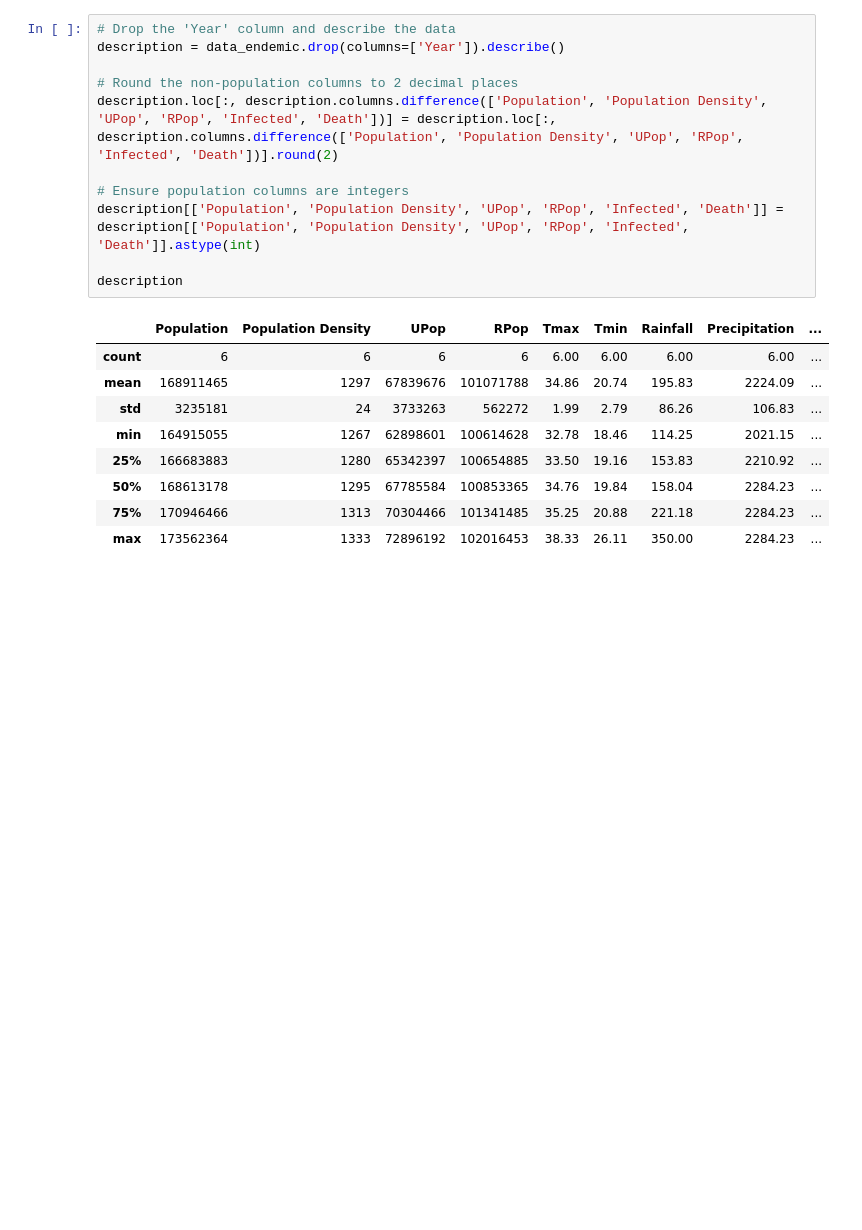
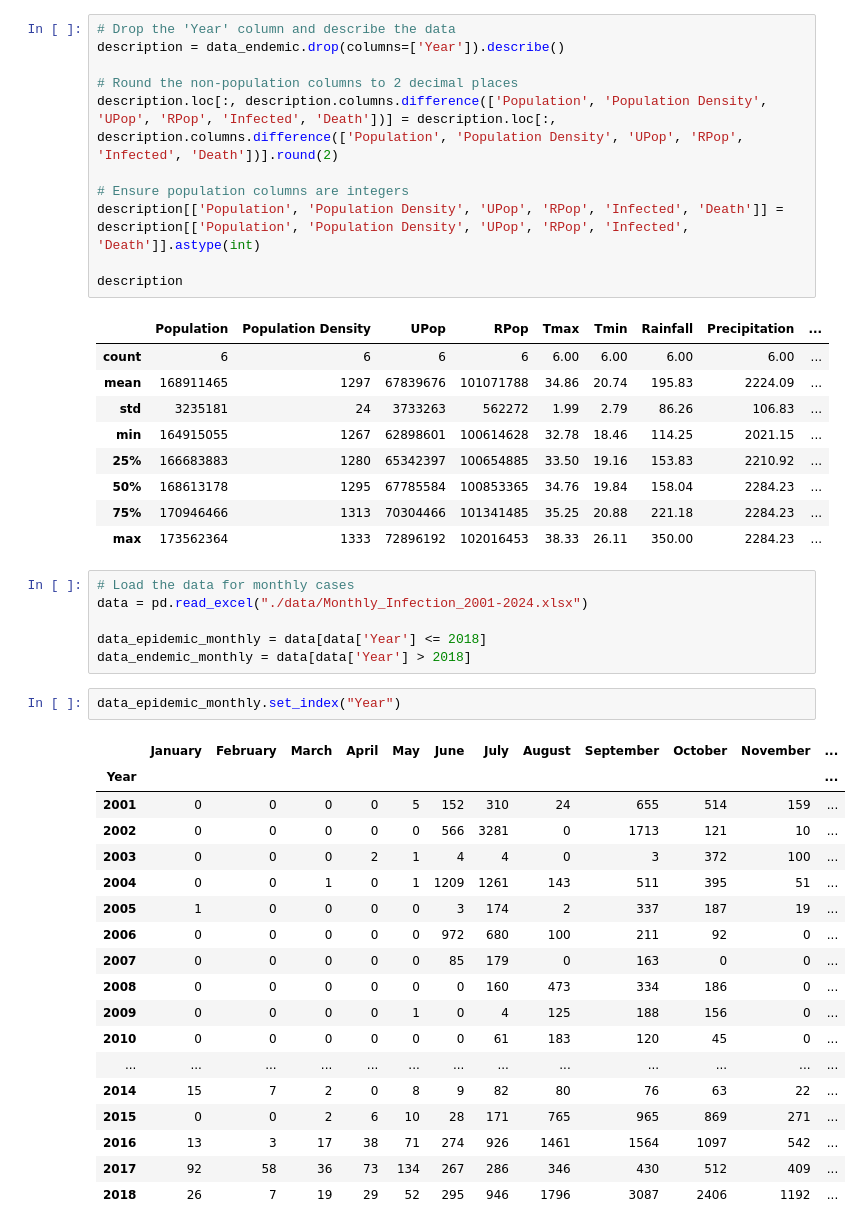
Before and after one commit to awnonbhowmik/DENV-Data-Analysis, a Jupyter notebook: main.ipynb, the cells around one changed output. Cells and saved outputs as stored; diff of their text form; blank space fills up the shorter version.

```diff
--- a/main.ipynb
+++ b/main.ipynb
@@ -126,3 +126,30 @@ description
 | 50% | 168613178 | 1295 | 67785584 | 100853365 | 34.76 | 19.84 | 158.04 | 2284.23 | ... |
 | 75% | 170946466 | 1313 | 70304466 | 101341485 | 35.25 | 20.88 | 221.18 | 2284.23 | ... |
 | max | 173562364 | 1333 | 72896192 | 102016453 | 38.33 | 26.11 | 350.00 | 2284.23 | ... |
+# %%
+# Load the data for monthly cases
+data = pd.read_excel("./data/Monthly_Infection_2001-2024.xlsx")
+
+data_epidemic_monthly = data[data['Year'] <= 2018]
+data_endemic_monthly = data[data['Year'] > 2018]
+# %%
+data_epidemic_monthly.set_index("Year")
+# %% [output]
+|  | January | February | March | April | May | June | July | August | September | October | November | ... |
+| Year |  |  |  |  |  |  |  |  |  |  |  | ... |
+| 2001 | 0 | 0 | 0 | 0 | 5 | 152 | 310 | 24 | 655 | 514 | 159 | ... |
+| 2002 | 0 | 0 | 0 | 0 | 0 | 566 | 3281 | 0 | 1713 | 121 | 10 | ... |
+| 2003 | 0 | 0 | 0 | 2 | 1 | 4 | 4 | 0 | 3 | 372 | 100 | ... |
+| 2004 | 0 | 0 | 1 | 0 | 1 | 1209 | 1261 | 143 | 511 | 395 | 51 | ... |
+| 2005 | 1 | 0 | 0 | 0 | 0 | 3 | 174 | 2 | 337 | 187 | 19 | ... |
+| 2006 | 0 | 0 | 0 | 0 | 0 | 972 | 680 | 100 | 211 | 92 | 0 | ... |
+| 2007 | 0 | 0 | 0 | 0 | 0 | 85 | 179 | 0 | 163 | 0 | 0 | ... |
+| 2008 | 0 | 0 | 0 | 0 | 0 | 0 | 160 | 473 | 334 | 186 | 0 | ... |
+| 2009 | 0 | 0 | 0 | 0 | 1 | 0 | 4 | 125 | 188 | 156 | 0 | ... |
+| 2010 | 0 | 0 | 0 | 0 | 0 | 0 | 61 | 183 | 120 | 45 | 0 | ... |
+| ... | ... | ... | ... | ... | ... | ... | ... | ... | ... | ... | ... | ... |
+| 2014 | 15 | 7 | 2 | 0 | 8 | 9 | 82 | 80 | 76 | 63 | 22 | ... |
+| 2015 | 0 | 0 | 2 | 6 | 10 | 28 | 171 | 765 | 965 | 869 | 271 | ... |
+| 2016 | 13 | 3 | 17 | 38 | 71 | 274 | 926 | 1461 | 1564 | 1097 | 542 | ... |
+| 2017 | 92 | 58 | 36 | 73 | 134 | 267 | 286 | 346 | 430 | 512 | 409 | ... |
+| 2018 | 26 | 7 | 19 | 29 | 52 | 295 | 946 | 1796 | 3087 | 2406 | 1192 | ... |
```
Also changed, not shown: parts of 1 cell of this notebook, 2 other files.
